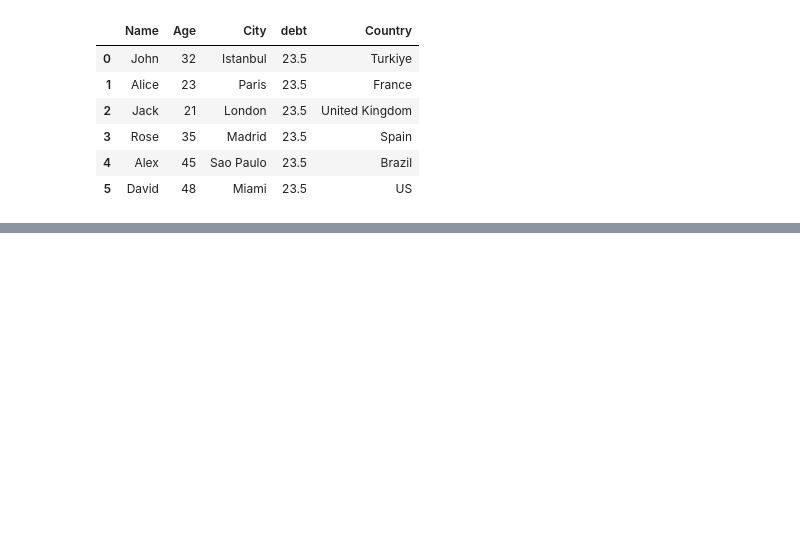
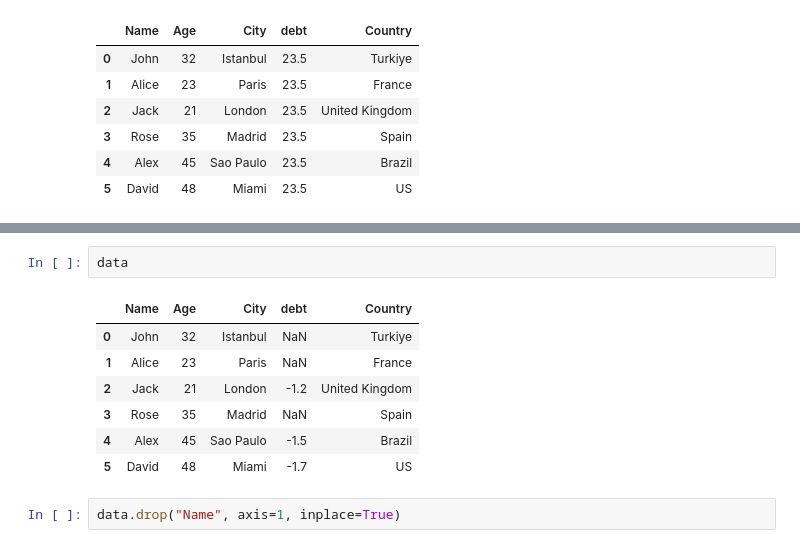
Before and after one commit to inancarin/DSA201_2024_2025_SPRING, a Jupyter notebook: Week04/Lecture/pandas1.ipynb, the cells around one changed output, grey strips where cells are left out. Drawn from its saved outputs; the diff is of its cells as text; blank space fills up the shorter version.

```diff
--- a/Week04/Lecture/pandas1.ipynb
+++ b/Week04/Lecture/pandas1.ipynb
@@ -320,0 +343,12 @@ data
+# %%
+data
+# %% [output]
+|  | Name | Age | City | debt | Country |
+| 0 | John | 32 | Istanbul | NaN | Turkiye |
+| 1 | Alice | 23 | Paris | NaN | France |
+| 2 | Jack | 21 | London | -1.2 | United Kingdom |
+| 3 | Rose | 35 | Madrid | NaN | Spain |
+| 4 | Alex | 45 | Sao Paulo | -1.5 | Brazil |
+| 5 | David | 48 | Miami | -1.7 | US |
+# %%
+data.drop("Name", axis=1, inplace=True)
```
Also changed, not shown: parts of 29 cells of this notebook.
